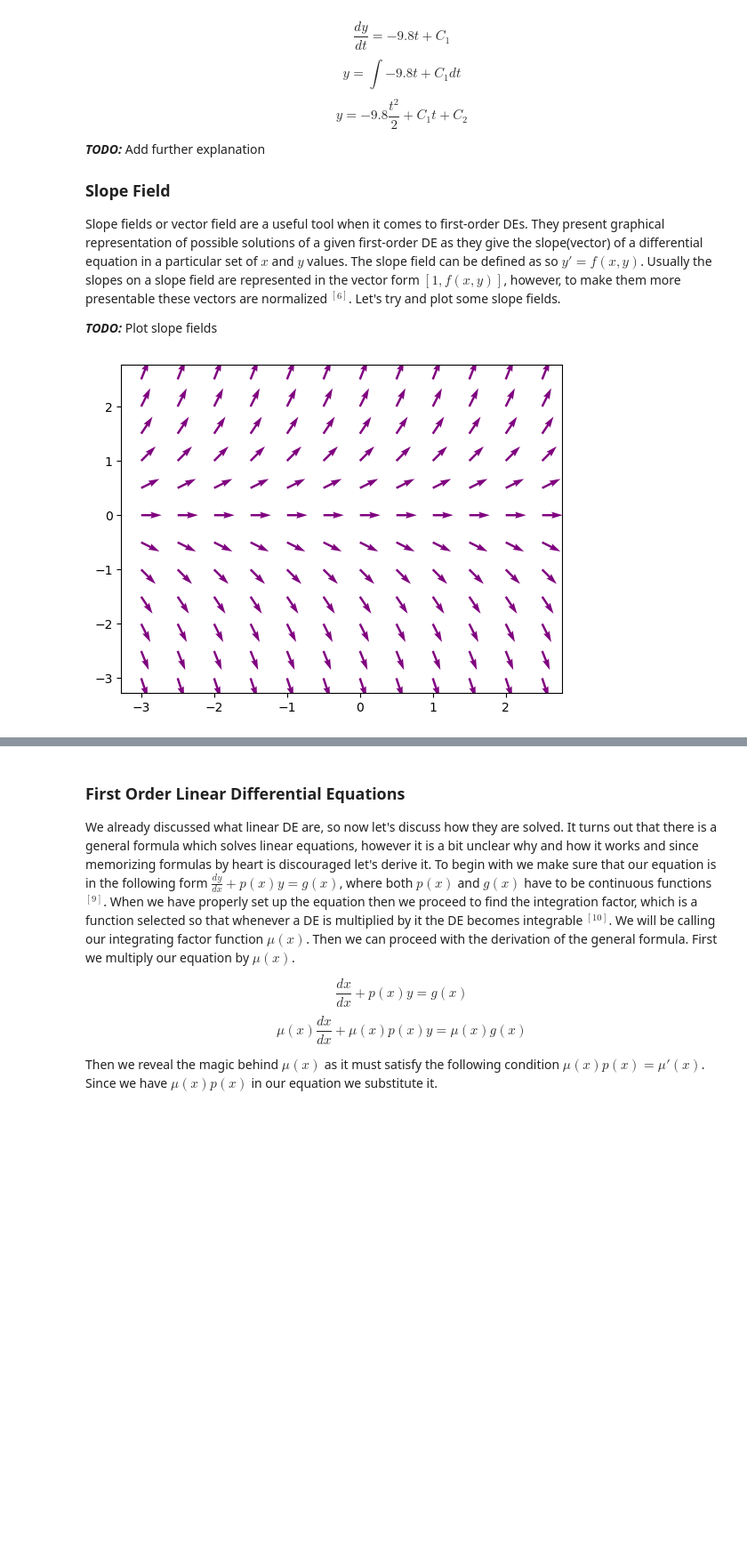
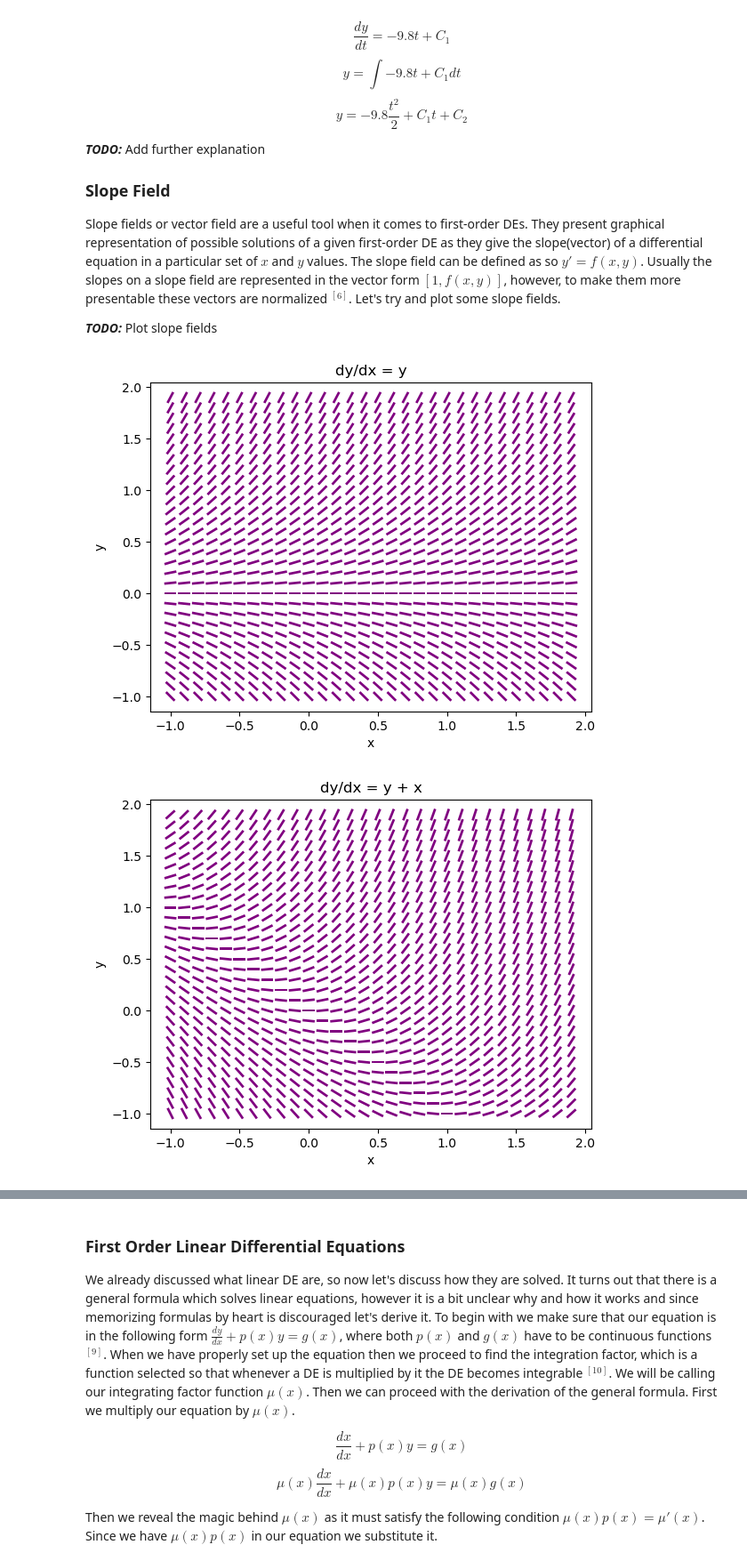
Before and after one commit to AlexanderTsoiGeorgiev/Differential-Equations, a Jupyter notebook: Differential Equations.ipynb, the cells around one changed output, grey strips where cells are left out. Shown at 89% size. Drawn from its saved outputs; the diff is of its cells as text; code cells hidden in the pictures; blank space fills up the shorter version.

Commit message:
Improved Direction Fields

```diff
--- a/Differential Equations.ipynb
+++ b/Differential Equations.ipynb
@@ -132,19 +132,43 @@ $$ y = -9.8\frac{t^2}{2} + C_1t + C_2 $$
 Slope fields or vector field are a useful tool when it comes to first-order DEs. They present graphical representation of possible solutions of a given first-order DE as they give the slope(vector) of a differential equation in a particular set of $ x $ and $ y $ values. The slope field can be defined as so $ y' = f(x, y) $. Usually the slopes on a slope field are represented in the vector form $ [1, f(x, y)] $, however, to make them more presentable these vectors are normalized $^{[6]}$. Let's try and plot some slope fields.
 
 ***TODO:*** Plot slope fields
-# %%
-x = np.arange(-3, 3, 0.5)
-y = np.arange(-3, 3, 0.5)
-
-X, Y = np.meshgrid(x, y)
-#dy = 5 * Y * (1-Y/1000)
-dy = Y
-dx = np.ones(dy.shape)
-
-norm = np.sqrt(dx**2 + dy**2)
-dyu = dy/norm
-dxu = dx/norm
-plt.quiver(X,Y, dxu, dyu, color='purple')
-plt.show()
-# %% [output]
-[figure, removed]
+# %%
+def create_meshgrid(minrange = -3, maxrange = 3, step = 0.3):
+    x = np.arange(minrange, maxrange + 1, step)
+    y = np.arange(minrange, maxrange + 1, step)
+    return np.meshgrid(x, y)
+
+def plot_vector_field(X, Y, dyf, vectors = True, xtitle = 'x', ytitle = 'y', title = 'Field'):
+    dy = dyf
+    dx = np.ones(dy.shape)
+
+    norm = np.sqrt(dx**2 + dy**2)
+    dyu = dy/norm
+    dxu = dx/norm
+    if vectors:
+        plt.quiver(X,Y, dxu, dyu, color='purple')
+    else:
+        plt.quiver(X,Y, dxu, dyu, color='purple',
+                   headaxislength = 2,
+                   headlength = 0,
+                   pivot='middle',
+                   scale=10,
+                   linewidth = 2,
+                   units = 'xy',
+                   width=0.02,
+                   headwidth = 1)
+    plt.xlabel(xtitle)
+    plt.ylabel(ytitle)
+    plt.title(title)
+    plt.show()
+
+X, Y = create_meshgrid(minrange=-1, maxrange=1, step=0.1)
+plot_vector_field(X, Y, dyf= Y, vectors = False, title='dy/dx = y')
+plot_vector_field(X, Y, dyf= Y + X, vectors = False, title='dy/dx = y + x')
+plot_vector_field(X, Y, dyf= 2 * Y + X, vectors = False, title='dy/dx = 2*y + x')
+plot_vector_field(X, Y, dyf= Y + np.sin(X), vectors = True, title='dy/dx = y + sin(x)')
+plot_vector_field(X, Y, dyf= X/Y, vectors = True, title='dy/dx = x/y')
+plot_vector_field(X, Y, dyf= Y/X, vectors = True, title='dy/dx = y/x')
+# %% [output]
+[figure, added]
+[figure, added]
```
Also changed, not shown: parts of 1 cell of this notebook.
